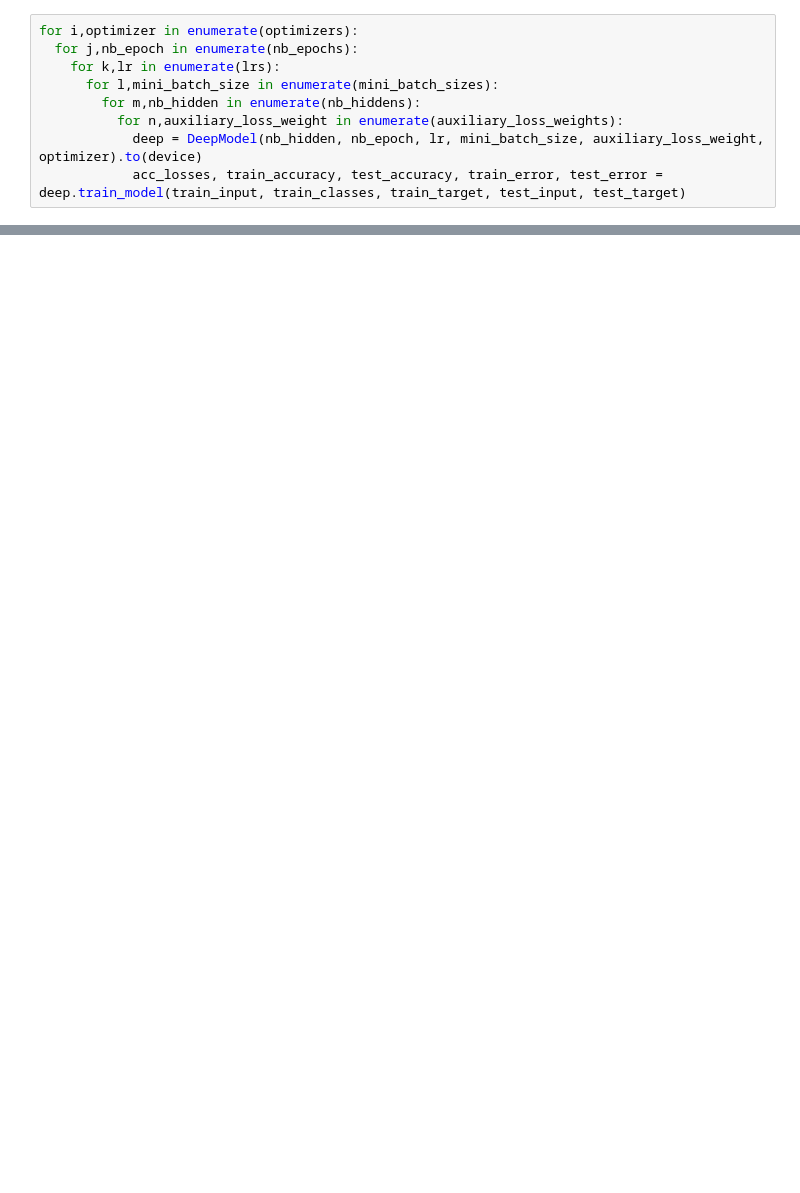
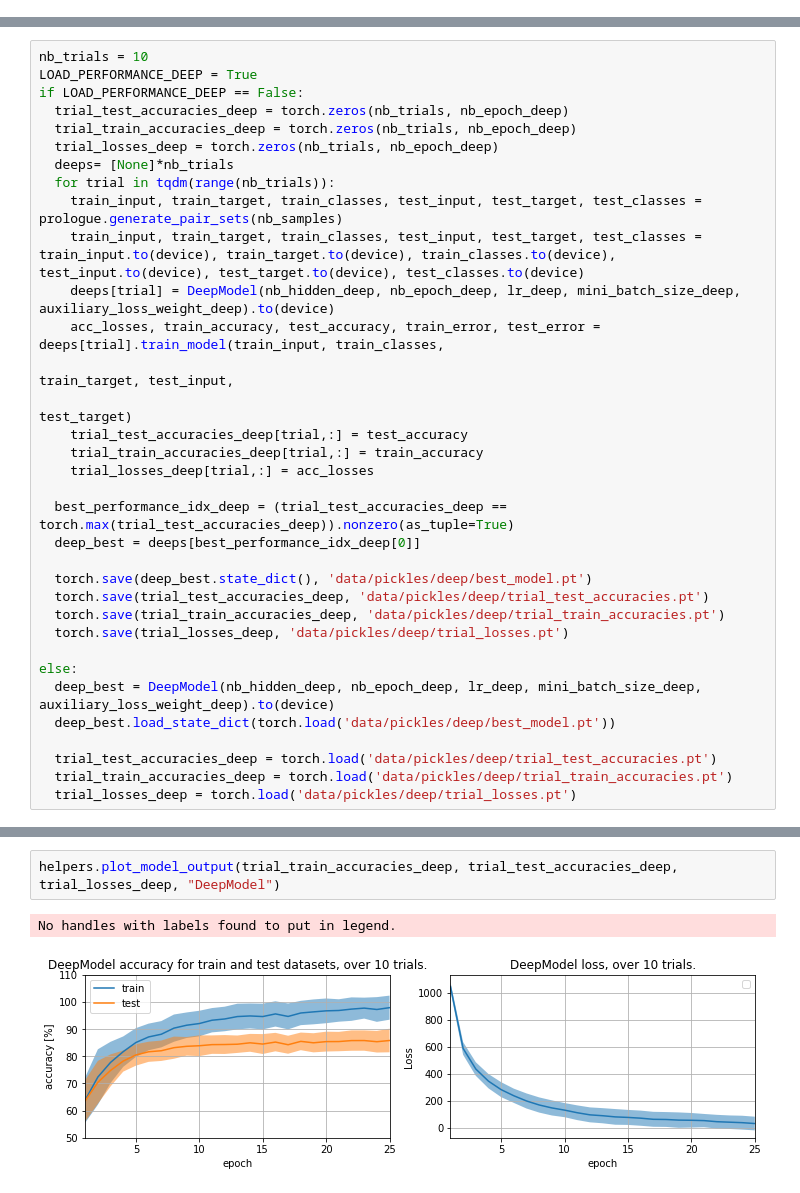
Before and after one commit to nourGhribi/EE-559-deepLearning, a Jupyter notebook: Proj1/test.ipynb, the cells around one changed output, grey strips where cells are left out. Cells and saved outputs as stored; diff of their text form; blank space fills up the shorter version.

Commit message:
Updated models and added hyperparameter optimization. Pre-trained models as pickles.

```diff
--- a/Proj1/test.ipynb
+++ b/Proj1/test.ipynb
@@ -80,9 +198,0 @@ test_accuracies_deep_ws = torch.zeros(len(optimizers), len(nb_epochs), len(lrs),
-# %%
-for i,optimizer in enumerate(optimizers):
-  for j,nb_epoch in enumerate(nb_epochs):
-    for k,lr in enumerate(lrs):
-      for l,mini_batch_size in enumerate(mini_batch_sizes):
-        for m,nb_hidden in enumerate(nb_hiddens):
-          for n,auxiliary_loss_weight in enumerate(auxiliary_loss_weights):
-            deep = DeepModel(nb_hidden, nb_epoch, lr, mini_batch_size, auxiliary_loss_weight, optimizer).to(device)
-            acc_losses, train_accuracy, test_accuracy, train_error, test_error = deep.train_model(train_input, train_classes, train_target, test_input, test_target)
@@ -105,0 +202,34 @@ NameError: ignored
+# %%
+nb_trials = 10
+LOAD_PERFORMANCE_DEEP = True
+if LOAD_PERFORMANCE_DEEP == False:
+  trial_test_accuracies_deep = torch.zeros(nb_trials, nb_epoch_deep)
+  trial_train_accuracies_deep = torch.zeros(nb_trials, nb_epoch_deep)
+  trial_losses_deep = torch.zeros(nb_trials, nb_epoch_deep)
+  deeps= [None]*nb_trials
+  for trial in tqdm(range(nb_trials)):
+    train_input, train_target, train_classes, test_input, test_target, test_classes = prologue.generate_pair_sets(nb_samples)
+    train_input, train_target, train_classes, test_input, test_target, test_classes = train_input.to(device), train_target.to(device), train_classes.to(device), test_input.to(device), test_target.to(device), test_classes.to(device)
+    deeps[trial] = DeepModel(nb_hidden_deep, nb_epoch_deep, lr_deep, mini_batch_size_deep, auxiliary_loss_weight_deep).to(device)
+    acc_losses, train_accuracy, test_accuracy, train_error, test_error = deeps[trial].train_model(train_input, train_classes,
+                                                                                        train_target, test_input,
+                                                                                        test_target)
+    trial_test_accuracies_deep[trial,:] = test_accuracy
+    trial_train_accuracies_deep[trial,:] = train_accuracy
+    trial_losses_deep[trial,:] = acc_losses
+
+  best_performance_idx_deep = (trial_test_accuracies_deep == torch.max(trial_test_accuracies_deep)).nonzero(as_tuple=True)
+  deep_best = deeps[best_performance_idx_deep[0]]
+
+  torch.save(deep_best.state_dict(), 'data/pickles/deep/best_model.pt')
+  torch.save(trial_test_accuracies_deep, 'data/pickles/deep/trial_test_accuracies.pt')
+  torch.save(trial_train_accuracies_deep, 'data/pickles/deep/trial_train_accuracies.pt')
+  torch.save(trial_losses_deep, 'data/pickles/deep/trial_losses.pt')
+
+else:
+  deep_best = DeepModel(nb_hidden_deep, nb_epoch_deep, lr_deep, mini_batch_size_deep, auxiliary_loss_weight_deep).to(device)
+  deep_best.load_state_dict(torch.load('data/pickles/deep/best_model.pt'))
+
+  trial_test_accuracies_deep = torch.load('data/pickles/deep/trial_test_accuracies.pt')
+  trial_train_accuracies_deep = torch.load('data/pickles/deep/trial_train_accuracies.pt')
+  trial_losses_deep = torch.load('data/pickles/deep/trial_losses.pt')
@@ -105,0 +302,5 @@ NameError: ignored
+# %%
+helpers.plot_model_output(trial_train_accuracies_deep, trial_test_accuracies_deep, trial_losses_deep, "DeepModel")
+# %% [output]
+No handles with labels found to put in legend.
+[figure, added]
```
Also changed, not shown: parts of 26 cells of this notebook, 17 other files.
